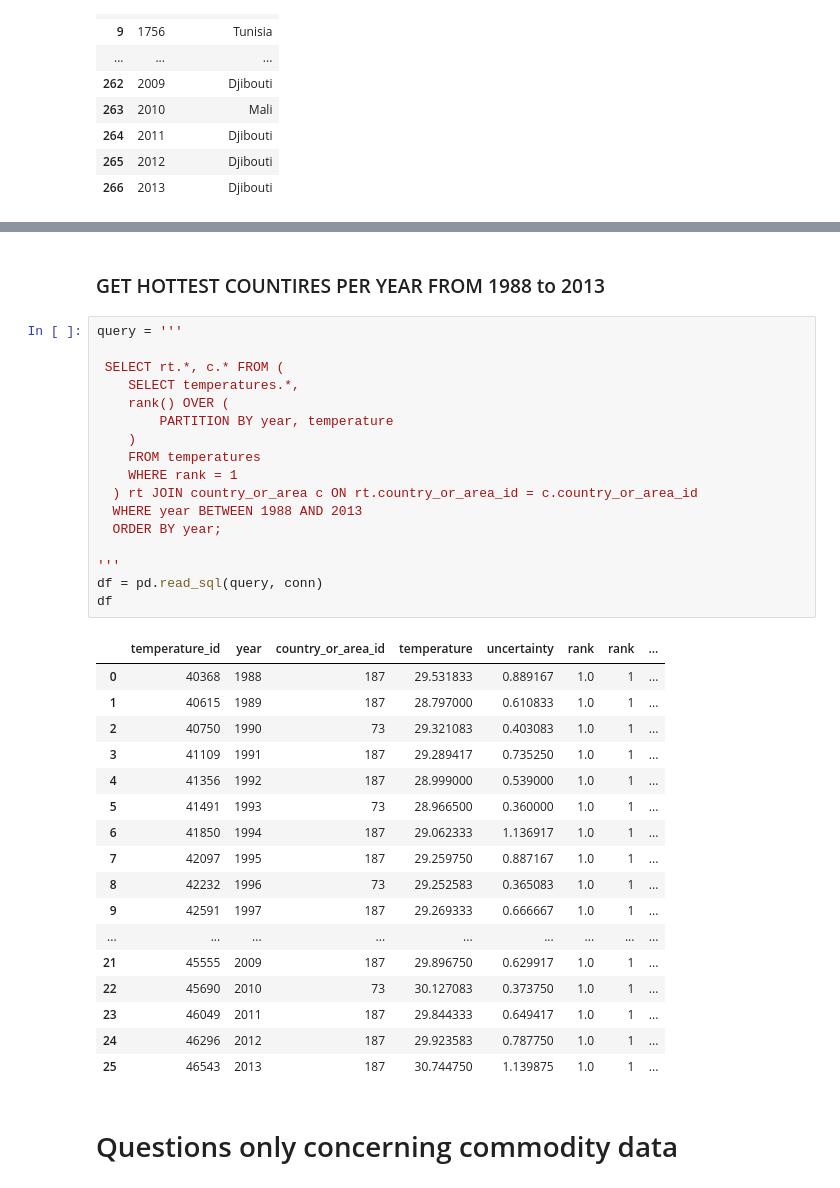
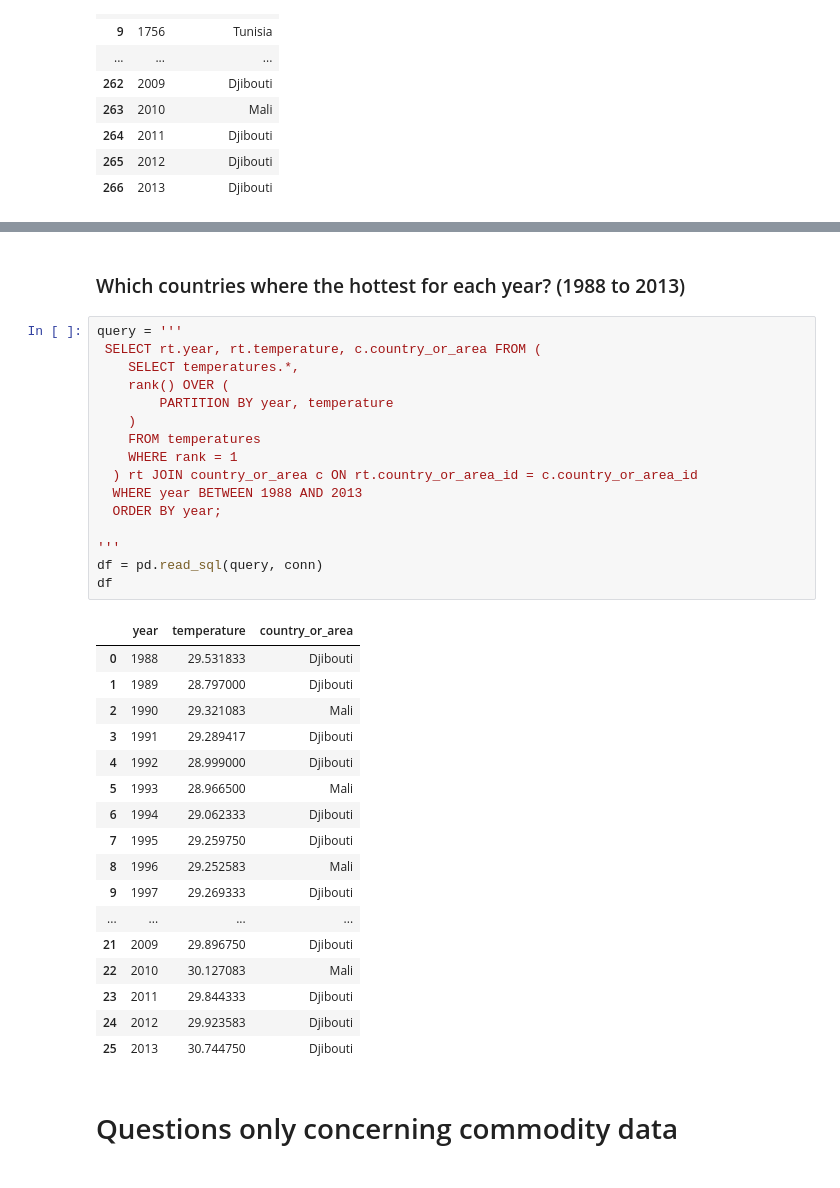
Before and after one commit to genughaben/world-development, a Jupyter notebook: notebooks/World Development Use Case.ipynb, the cells around one changed output, grey strips where cells are left out. Cells and saved outputs as stored; diff of their text form.

```diff
--- a/notebooks/World Development Use Case.ipynb
+++ b/notebooks/World Development Use Case.ipynb
@@ -96,43 +96,42 @@ df
 |  | country_or_area | count |
 | 0 | Djibouti | 22 |
 | 1 | Mali | 4 |
-# %% [markdown]
-### GET HOTTEST COUNTIRES PER YEAR FROM 1988 to 2013
+# %% [markdown]
+### Which countries where the hottest for each year? (1988 to 2013)
 # %%
 query = '''
-
- SELECT rt.*, c.* FROM (
+ SELECT rt.year, rt.temperature, c.country_or_area FROM (
     SELECT temperatures.*,
     rank() OVER (
         PARTITION BY year, temperature
     )
     FROM temperatures
     WHERE rank = 1
   ) rt JOIN country_or_area c ON rt.country_or_area_id = c.country_or_area_id
   WHERE year BETWEEN 1988 AND 2013
   ORDER BY year;
 
 '''
 df = pd.read_sql(query, conn)
 df
 # %% [output]
-|  | temperature_id | year | country_or_area_id | temperature | uncertainty | rank | rank | ... |
-| 0 | 40368 | 1988 | 187 | 29.531833 | 0.889167 | 1.0 | 1 | ... |
-| 1 | 40615 | 1989 | 187 | 28.797000 | 0.610833 | 1.0 | 1 | ... |
-| 2 | 40750 | 1990 | 73 | 29.321083 | 0.403083 | 1.0 | 1 | ... |
-| 3 | 41109 | 1991 | 187 | 29.289417 | 0.735250 | 1.0 | 1 | ... |
-| 4 | 41356 | 1992 | 187 | 28.999000 | 0.539000 | 1.0 | 1 | ... |
-| 5 | 41491 | 1993 | 73 | 28.966500 | 0.360000 | 1.0 | 1 | ... |
-| 6 | 41850 | 1994 | 187 | 29.062333 | 1.136917 | 1.0 | 1 | ... |
-| 7 | 42097 | 1995 | 187 | 29.259750 | 0.887167 | 1.0 | 1 | ... |
-| 8 | 42232 | 1996 | 73 | 29.252583 | 0.365083 | 1.0 | 1 | ... |
-| 9 | 42591 | 1997 | 187 | 29.269333 | 0.666667 | 1.0 | 1 | ... |
-| ... | ... | ... | ... | ... | ... | ... | ... | ... |
-| 21 | 45555 | 2009 | 187 | 29.896750 | 0.629917 | 1.0 | 1 | ... |
-| 22 | 45690 | 2010 | 73 | 30.127083 | 0.373750 | 1.0 | 1 | ... |
-| 23 | 46049 | 2011 | 187 | 29.844333 | 0.649417 | 1.0 | 1 | ... |
-| 24 | 46296 | 2012 | 187 | 29.923583 | 0.787750 | 1.0 | 1 | ... |
-| 25 | 46543 | 2013 | 187 | 30.744750 | 1.139875 | 1.0 | 1 | ... |
+|  | year | temperature | country_or_area |
+| 0 | 1988 | 29.531833 | Djibouti |
+| 1 | 1989 | 28.797000 | Djibouti |
+| 2 | 1990 | 29.321083 | Mali |
+| 3 | 1991 | 29.289417 | Djibouti |
+| 4 | 1992 | 28.999000 | Djibouti |
+| 5 | 1993 | 28.966500 | Mali |
+| 6 | 1994 | 29.062333 | Djibouti |
+| 7 | 1995 | 29.259750 | Djibouti |
+| 8 | 1996 | 29.252583 | Mali |
+| 9 | 1997 | 29.269333 | Djibouti |
+| ... | ... | ... | ... |
+| 21 | 2009 | 29.896750 | Djibouti |
+| 22 | 2010 | 30.127083 | Mali |
+| 23 | 2011 | 29.844333 | Djibouti |
+| 24 | 2012 | 29.923583 | Djibouti |
+| 25 | 2013 | 30.744750 | Djibouti |
 # %% [markdown]
 # Questions only concerning commodity data
 # %% [markdown]
```
Also changed, not shown: parts of 10 cells of this notebook, 1 other file.
